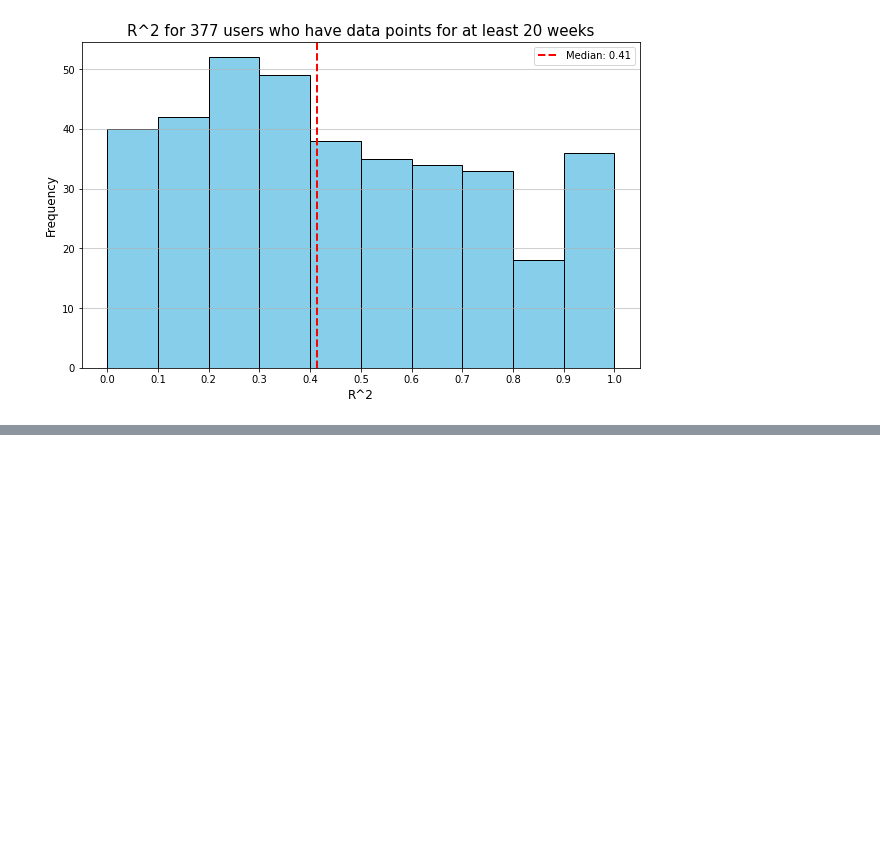
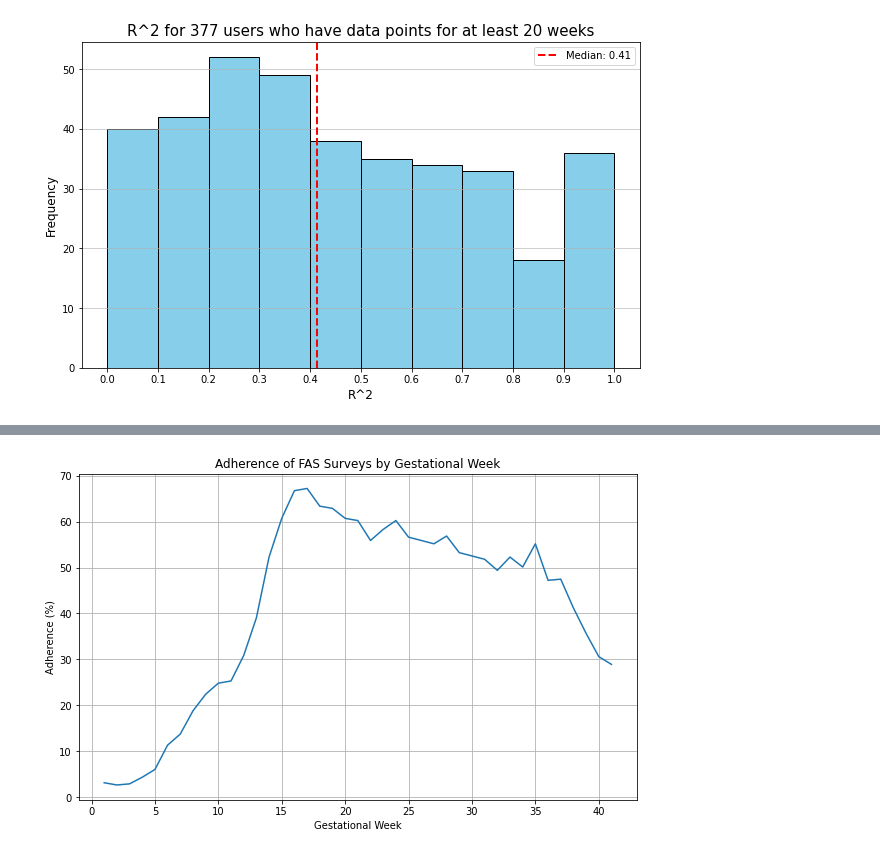
Before and after one commit to Tinbeh97/N-of-1-Level-Wearable-Data-Analysis, a Jupyter notebook: experiments/fatigue_replication.ipynb, the cells around one changed output, grey strips where cells are left out. Cells and saved outputs as stored; diff of their text form; code cells hidden in the pictures; blank space fills up the shorter version.

```diff
--- a/experiments/fatigue_replication.ipynb
+++ b/experiments/fatigue_replication.ipynb
@@ -696,0 +805,9 @@ plt.show()
+# %%
+# Aggregate data by gestational week
+all_users_has_fatigue = merged_df[merged_df['fatigue_boolean'] == 1].groupby('gest_week')['user_id'].nunique().reset_index()
+all_users = merged_df.groupby('gest_week')['user_id'].nunique().reset_index()
+all_users_weekly_fatigue = all_users.merge(all_users_has_fatigue, on='gest_week', how='left', suffixes=('_count_all', '_count_positive'))
+all_users_weekly_fatigue['occurrence'] = all_users_weekly_fatigue['user_id_count_positive'] / all_users_weekly_fatigue['user_id_count_all']
+
+# Calculate the Agresti-Coull confidence interval
+all_users_lower_bounds, all_users_upper_bounds = smp.proportion_confint(all_users_weekly_fatigue['user_id_count_positive'].tolist(), all_users_weekly_fatigue['user_id_count_all'].tolist(), alpha=0.05, method='agresti_coull')
@@ -696,0 +909,11 @@ plt.show()
+# %%
+# Plotting the line chart
+plt.figure(figsize=(10, 6))
+plt.plot(all_users_weekly_fatigue['gest_week'], all_users_weekly_fatigue['user_id_count_all'] / len(merged_df.user_id.unique()) * 100)
+plt.title('Adherence of FAS Surveys by Gestational Week')
+plt.xlabel('Gestational Week')
+plt.ylabel('Adherence (%)')
+plt.grid(True)
+plt.show()
+# %% [output]
+[figure, added]
```
Also changed, not shown: parts of 23 cells of this notebook.
